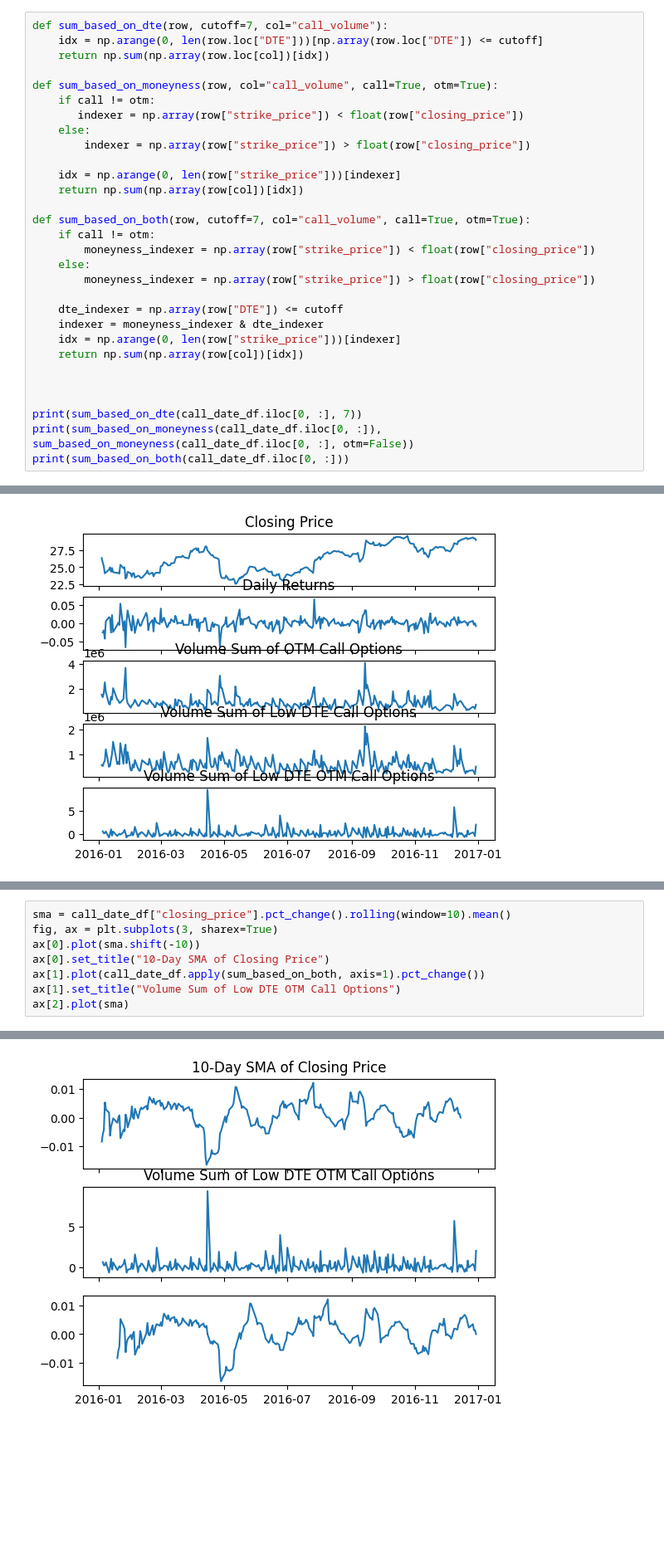
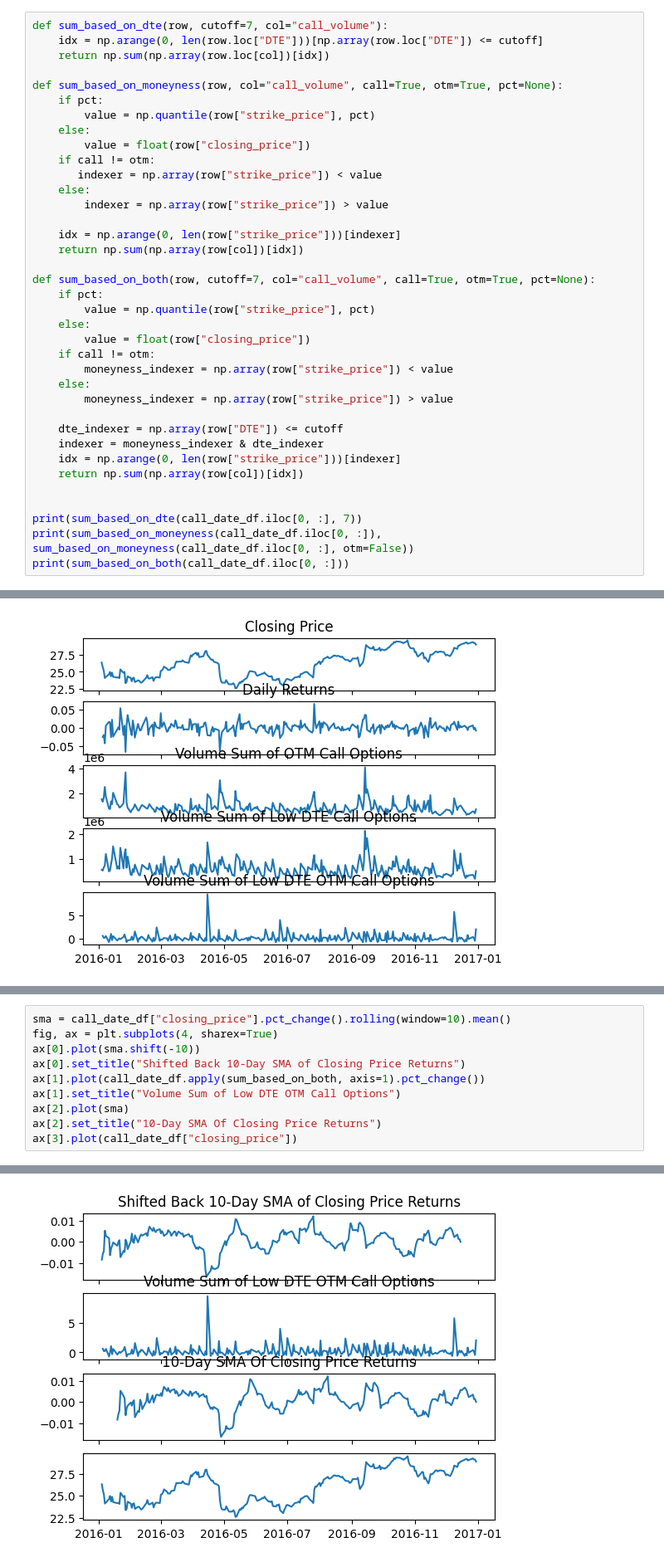
Before and after one commit to joeHollander/Quant_Finance, a Jupyter notebook: Options/LowDTEOptionFlows.ipynb, the cells around one changed output, grey strips where cells are left out. Shown at 83% size. Cells and saved outputs as stored; diff of their text form; blank space fills up the shorter version.

```diff
--- a/Options/LowDTEOptionFlows.ipynb
+++ b/Options/LowDTEOptionFlows.ipynb
@@ -169,20 +169,28 @@ def sum_based_on_dte(row, cutoff=7, col="call_volume"):
     idx = np.arange(0, len(row.loc["DTE"]))[np.array(row.loc["DTE"]) <= cutoff]
     return np.sum(np.array(row.loc[col])[idx])
 
-def sum_based_on_moneyness(row, col="call_volume", call=True, otm=True):
+def sum_based_on_moneyness(row, col="call_volume", call=True, otm=True, pct=None):
+    if pct:
+        value = np.quantile(row["strike_price"], pct)
+    else:
+        value = float(row["closing_price"])
     if call != otm:
-       indexer = np.array(row["strike_price"]) < float(row["closing_price"])
+       indexer = np.array(row["strike_price"]) < value
     else:
-        indexer = np.array(row["strike_price"]) > float(row["closing_price"])
+        indexer = np.array(row["strike_price"]) > value
 
     idx = np.arange(0, len(row["strike_price"]))[indexer]
     return np.sum(np.array(row[col])[idx])
 
-def sum_based_on_both(row, cutoff=7, col="call_volume", call=True, otm=True):
+def sum_based_on_both(row, cutoff=7, col="call_volume", call=True, otm=True, pct=None):
+    if pct:
+        value = np.quantile(row["strike_price"], pct)
+    else:
+        value = float(row["closing_price"])
     if call != otm:
-        moneyness_indexer = np.array(row["strike_price"]) < float(row["closing_price"])
+        moneyness_indexer = np.array(row["strike_price"]) < value
     else:
-        moneyness_indexer = np.array(row["strike_price"]) > float(row["closing_price"])
+        moneyness_indexer = np.array(row["strike_price"]) > value
 
     dte_indexer = np.array(row["DTE"]) <= cutoff
     indexer = moneyness_indexer & dte_indexer
@@ -190,7 +198,6 @@ def sum_based_on_both(row, cutoff=7, col="call_volume", call=True, otm=True):
     return np.sum(np.array(row[col])[idx])
 
 
-
 print(sum_based_on_dte(call_date_df.iloc[0, :], 7))
 print(sum_based_on_moneyness(call_date_df.iloc[0, :]), sum_based_on_moneyness(call_date_df.iloc[0, :], otm=False))
 print(sum_based_on_both(call_date_df.iloc[0, :]))
@@ -222,11 +229,13 @@ plt.scatter(call_date_df["closing_price"].pct_change(), call_date_df.apply(sum_b
 # %%
 sma = call_date_df["closing_price"].pct_change().rolling(window=10).mean()
-fig, ax = plt.subplots(3, sharex=True)
+fig, ax = plt.subplots(4, sharex=True)
 ax[0].plot(sma.shift(-10))
-ax[0].set_title("10-Day SMA of Closing Price")
+ax[0].set_title("Shifted Back 10-Day SMA of Closing Price Returns")
 ax[1].plot(call_date_df.apply(sum_based_on_both, axis=1).pct_change())
 ax[1].set_title("Volume Sum of Low DTE OTM Call Options")
 ax[2].plot(sma)
+ax[2].set_title("10-Day SMA Of Closing Price Returns")
+ax[3].plot(call_date_df["closing_price"])
 # %% [output]
 [<matplotlib.lines.Line2D at 0x...>]
-[figure, old version]
+[figure, new version]
```
Also changed, not shown: parts of 4 cells of this notebook.
